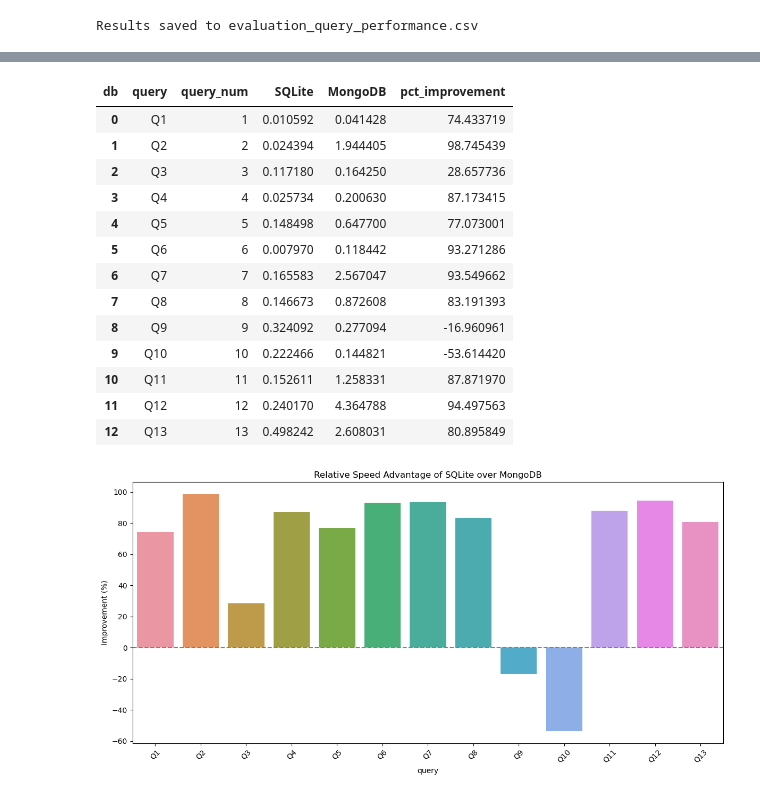
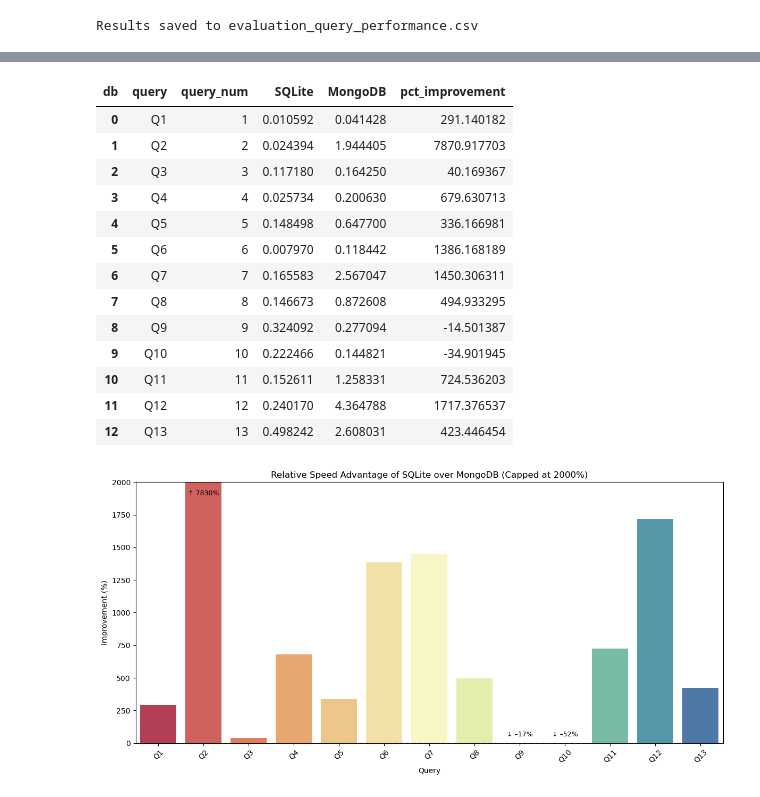
Before and after one commit to MaciejSzwedowicz/Maciej_Sz_BEP, a Jupyter notebook: notebooks/performance_evaluation copy.ipynb, the cells around one changed output, grey strips where cells are left out. Cells and saved outputs as stored; diff of their text form; code cells hidden in the pictures.

Commit message:
graph

```diff
--- a/notebooks/performance_evaluation copy.ipynb
+++ b/notebooks/performance_evaluation copy.ipynb
@@ -839,33 +840,46 @@ pivot["query_num"] = pivot["query"].str.extract(r"Q(\d+)").astype(int)
 pivot_sorted = pivot.sort_values("query_num").reset_index(drop=True)
 
 # Recalculate % improvement
-pivot_sorted["pct_improvement"] = 100 * (pivot_sorted["MongoDB"] - pivot_sorted["SQLite"]) / pivot_sorted["MongoDB"]
+pivot_sorted["pct_improvement"] = 100 * (pivot_sorted["MongoDB"] / pivot_sorted["SQLite"] - 1)
 
-# Output sorted data
+
+# Output sorted dataS
 pivot_sorted[["query", "query_num", "SQLite", "MongoDB", "pct_improvement"]]
 # %% [output]
 | db | query | query_num | SQLite | MongoDB | pct_improvement |
-| 0 | Q1 | 1 | 0.010592 | 0.041428 | 74.433719 |
-| 1 | Q2 | 2 | 0.024394 | 1.944405 | 98.745439 |
-| 2 | Q3 | 3 | 0.117180 | 0.164250 | 28.657736 |
-| 3 | Q4 | 4 | 0.025734 | 0.200630 | 87.173415 |
-| 4 | Q5 | 5 | 0.148498 | 0.647700 | 77.073001 |
-| 5 | Q6 | 6 | 0.007970 | 0.118442 | 93.271286 |
-| 6 | Q7 | 7 | 0.165583 | 2.567047 | 93.549662 |
-| 7 | Q8 | 8 | 0.146673 | 0.872608 | 83.191393 |
-| 8 | Q9 | 9 | 0.324092 | 0.277094 | -16.960961 |
-| 9 | Q10 | 10 | 0.222466 | 0.144821 | -53.614420 |
-| 10 | Q11 | 11 | 0.152611 | 1.258331 | 87.871970 |
-| 11 | Q12 | 12 | 0.240170 | 4.364788 | 94.497563 |
-| 12 | Q13 | 13 | 0.498242 | 2.608031 | 80.895849 |
+| 0 | Q1 | 1 | 0.010592 | 0.041428 | 291.140182 |
+| 1 | Q2 | 2 | 0.024394 | 1.944405 | 7870.917703 |
+| 2 | Q3 | 3 | 0.117180 | 0.164250 | 40.169367 |
+| 3 | Q4 | 4 | 0.025734 | 0.200630 | 679.630713 |
+| 4 | Q5 | 5 | 0.148498 | 0.647700 | 336.166981 |
+| 5 | Q6 | 6 | 0.007970 | 0.118442 | 1386.168189 |
+| 6 | Q7 | 7 | 0.165583 | 2.567047 | 1450.306311 |
+| 7 | Q8 | 8 | 0.146673 | 0.872608 | 494.933295 |
+| 8 | Q9 | 9 | 0.324092 | 0.277094 | -14.501387 |
+| 9 | Q10 | 10 | 0.222466 | 0.144821 | -34.901945 |
+| 10 | Q11 | 11 | 0.152611 | 1.258331 | 724.536203 |
+| 11 | Q12 | 12 | 0.240170 | 4.364788 | 1717.376537 |
+| 12 | Q13 | 13 | 0.498242 | 2.608031 | 423.446454 |
 # %%
-# Barplot
+# # Barplot
+# plt.figure(figsize=(12, 6))
+# sns.barplot(data=pivot_sorted, x="query", y="pct_improvement")
+# plt.axhline(0, color='gray', linestyle='--')
+# plt.title("Relative Speed Advantage of SQLite over MongoDB")
+# plt.ylabel("Improvement (%)")
+# plt.xticks(rotation=45)
+# plt.tight_layout()
 plt.figure(figsize=(12, 6))
-sns.barplot(data=pivot_sorted, x="query", y="pct_improvement")
-plt.axhline(0, color='gray', linestyle='--')
-plt.title("Relative Speed Advantage of SQLite over MongoDB")
+sns.barplot(data=pivot_sorted, x="query", y="pct_improvement", palette="Spectral")
+plt.axhline(0, color="gray", linestyle="--")
+plt.ylim(0, 2000)  # cap visible y-axis
+plt.text(1, 1900, "↑ 7830%", ha='center', color='black', fontsize=9)  # annotate Q2
+plt.text(x=8, y=50, s="↓ –17%", ha='center', fontsize=9)  # Q9
+plt.text(x=9, y=50, s="↓ –52%", ha='center', fontsize=9)  # Q10
+plt.title("Relative Speed Advantage of SQLite over MongoDB (Capped at 2000%)")
 plt.ylabel("Improvement (%)")
+plt.xlabel("Query")
 plt.xticks(rotation=45)
 plt.tight_layout()
 # %% [output]
-[figure, old version]
+[figure, new version]
```
Also changed, not shown: parts of 1 cell of this notebook, 2 other files.
